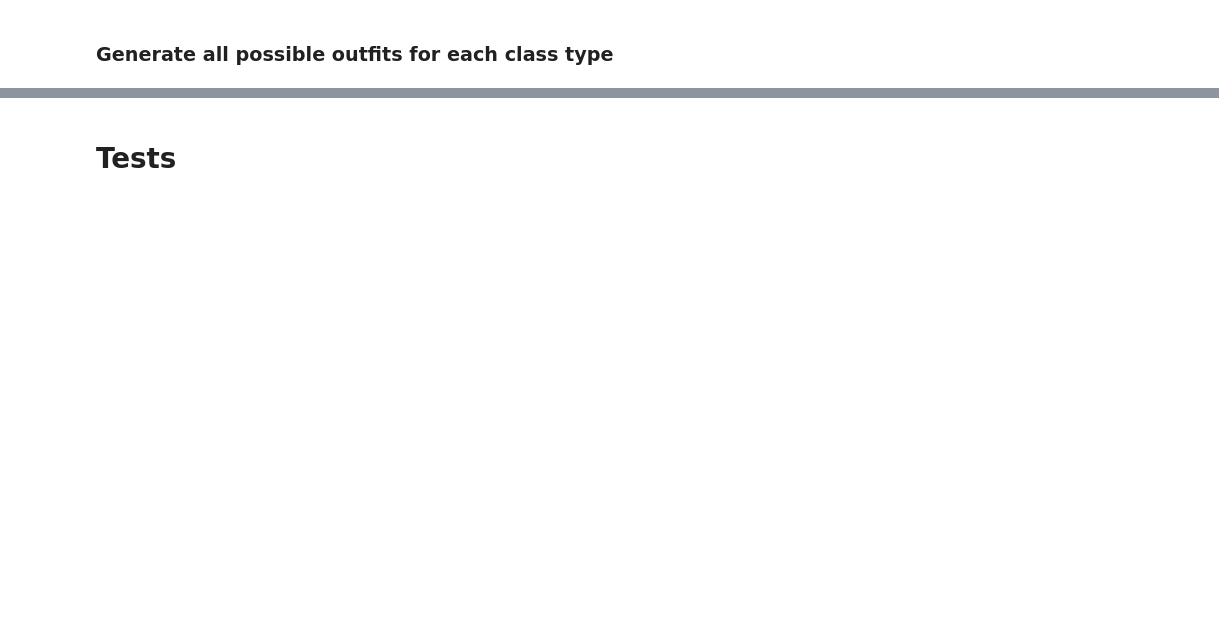
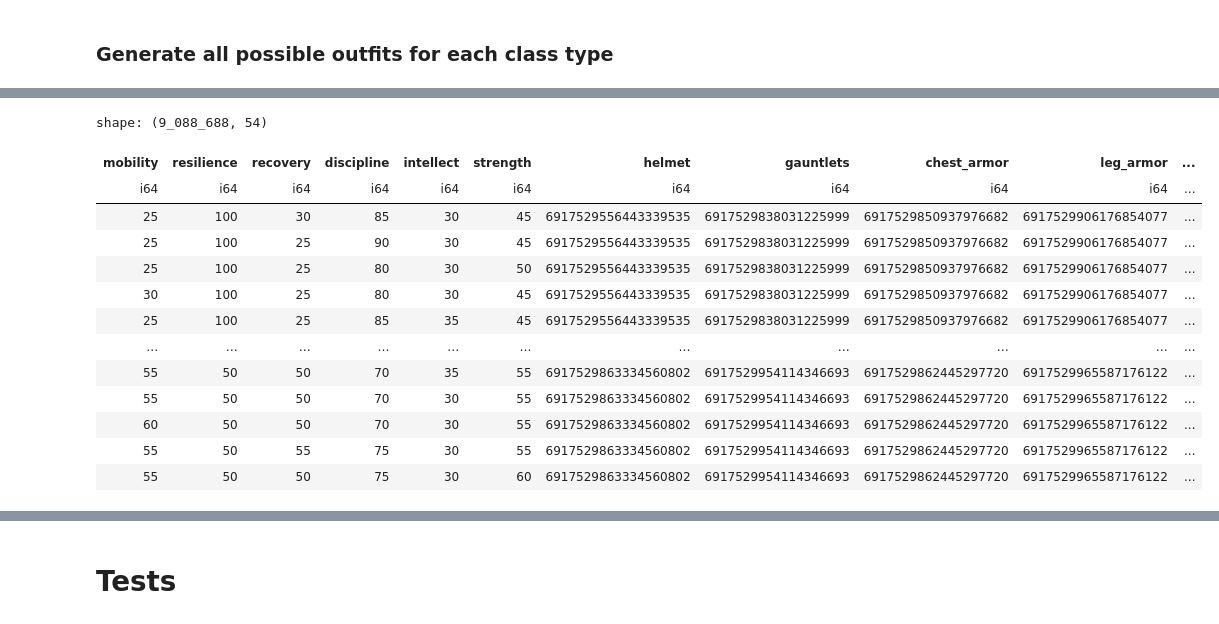
Before and after one commit to tednaleid/d2notebooks, a Jupyter notebook: d2armor.ipynb, the cells around one changed output, grey strips where cells are left out. Drawn from its saved outputs; the diff is of its cells as text; code cells hidden in the pictures; blank space fills up the shorter version.

```diff
--- a/d2armor.ipynb
+++ b/d2armor.ipynb
@@ -491,0 +490,59 @@ shape: (6_445_426, 13)
+# %%
+import polars as pl
+from polars import col
+from itertools import combinations
+
+column_names = ['mobility', 'resilience', 'recovery', 'discipline', 'intellect', 'strength', 'helmet', 'gauntlets', 'chest_armor', 'leg_armor', 'class_item', 'exotic_hash', 'num_artifice']
+
+schema = {}
+
+for column_name in column_names:
+    schema[column_name] = pl.Int64
+
+outfits_df = pl.DataFrame(outfits, schema=schema)
+
+# we're creating columns for stat combinations, this weight is used to determine how much that stat is worth in that combination
+# we're then adding that stat to all other stats to determine the outfits worth for that combo
+# this lets us compare two outfits and allow the spike in one stat to offset some lesser stats in others we don't care about for that combo
+# we can then search through and find the maximum values for each combo and keep those and reject outfits/armor pieces that aren't at a max
+weight = 3
+
+# Define the stats
+stats = ['mobility', 'resilience', 'recovery', 'discipline', 'intellect', 'strength']
+
+# Generate the weighted columns for each combination
+weighted_columns = []
+
+for stat_count in range(1, 4):
+    combos = list(combinations(stats, stat_count))
+
+    for combo in combos:
+        # Create a list of the column expressions for the weighted sum
+        #column_exprs = [(col(stat) * (weight // stat_count) if stat in combo else col(stat)) for stat in stats]
+        column_exprs = [(col(stat) * (weight // stat_count) if stat in combo else col(stat)) for stat in stats]
+
+        # Create the alias for the weighted column
+        alias = 'weighted_' + '_'.join(combo)
+
+        # Add the weighted column to the list
+        weighted_columns.append(sum(column_exprs).alias(alias))
+
+# Add the weighted columns to the DataFrame
+outfits_df = outfits_df.with_columns(*weighted_columns)
+
+outfits_df
+# %% [output]
+shape: (9_088_688, 54)
+| mobility | resilience | recovery | discipline | intellect | strength | helmet | gauntlets | chest_armor | leg_armor | ... |
+| i64 | i64 | i64 | i64 | i64 | i64 | i64 | i64 | i64 | i64 | ... |
+| 25 | 100 | 30 | 85 | 30 | 45 | 6917529556443339535 | 6917529838031225999 | 6917529850937976682 | 6917529906176854077 | ... |
+| 25 | 100 | 25 | 90 | 30 | 45 | 6917529556443339535 | 6917529838031225999 | 6917529850937976682 | 6917529906176854077 | ... |
+| 25 | 100 | 25 | 80 | 30 | 50 | 6917529556443339535 | 6917529838031225999 | 6917529850937976682 | 6917529906176854077 | ... |
+| 30 | 100 | 25 | 80 | 30 | 45 | 6917529556443339535 | 6917529838031225999 | 6917529850937976682 | 6917529906176854077 | ... |
+| 25 | 100 | 25 | 85 | 35 | 45 | 6917529556443339535 | 6917529838031225999 | 6917529850937976682 | 6917529906176854077 | ... |
+| … | … | … | … | … | … | … | … | … | … | ... |
+| 55 | 50 | 50 | 70 | 35 | 55 | 6917529863334560802 | 6917529954114346693 | 6917529862445297720 | 6917529965587176122 | ... |
+| 55 | 50 | 50 | 70 | 30 | 55 | 6917529863334560802 | 6917529954114346693 | 6917529862445297720 | 6917529965587176122 | ... |
+| 60 | 50 | 50 | 70 | 30 | 55 | 6917529863334560802 | 6917529954114346693 | 6917529862445297720 | 6917529965587176122 | ... |
+| 55 | 50 | 55 | 75 | 30 | 55 | 6917529863334560802 | 6917529954114346693 | 6917529862445297720 | 6917529965587176122 | ... |
+| 55 | 50 | 50 | 75 | 30 | 60 | 6917529863334560802 | 6917529954114346693 | 6917529862445297720 | 6917529965587176122 | ... |
```
Also changed, not shown: parts of 21 cells of this notebook, 2 other files.
